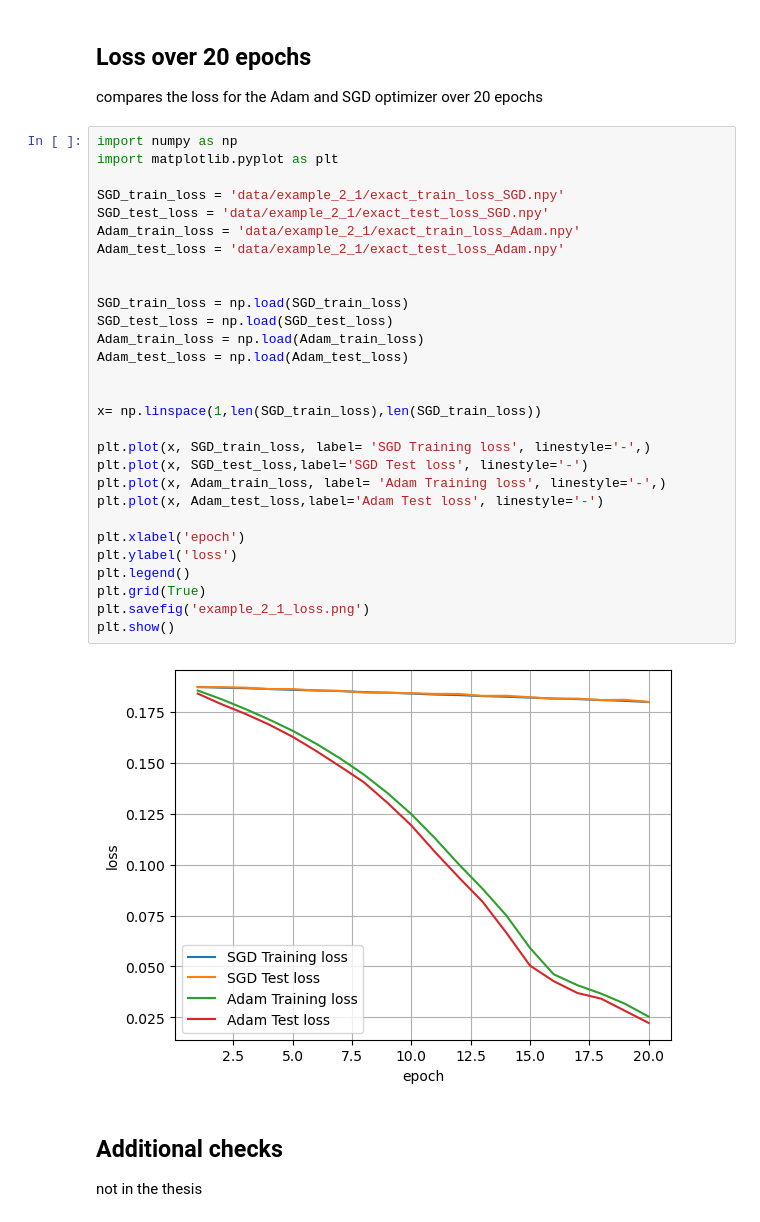
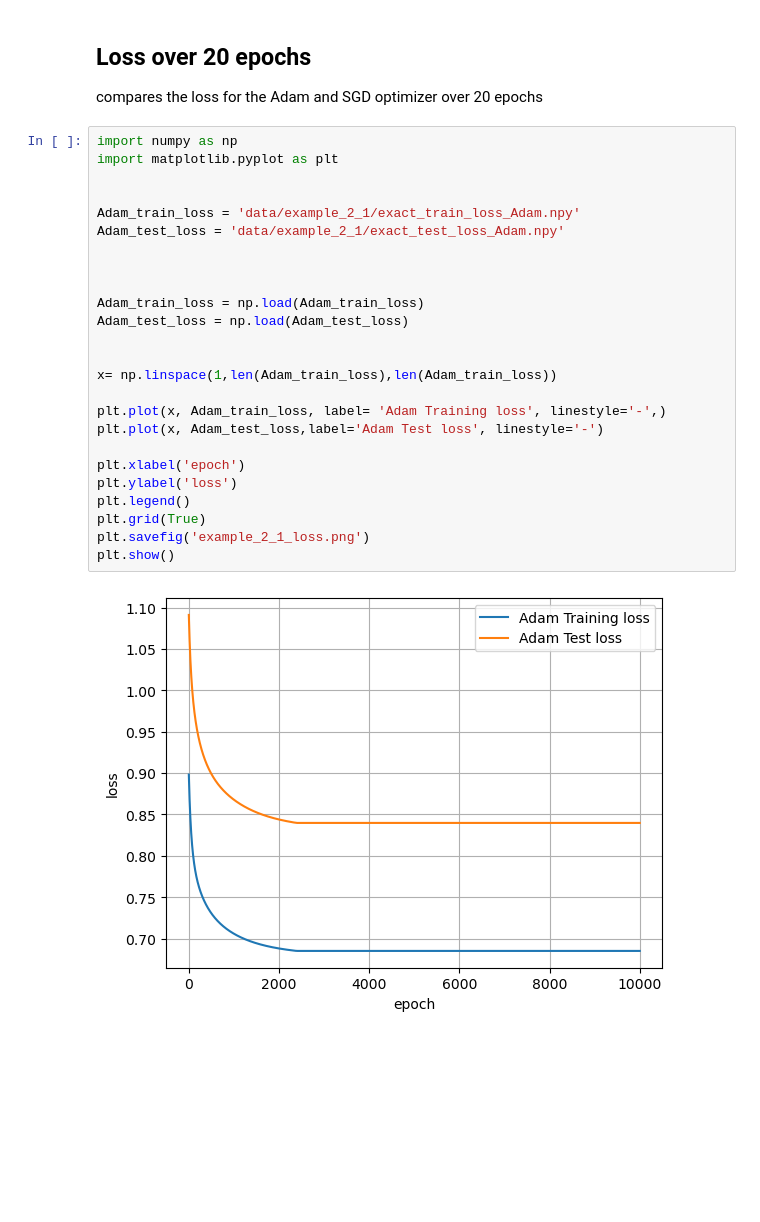
Before and after one commit to vschormann/MA_ML_assisted_SUPG, a Jupyter notebook: Section_2_3.ipynb, the cells around one changed output. Saved outputs shown, nothing was run; the diff lists cells and outputs as text; blank space fills up the shorter version.

```diff
--- a/Section_2_3.ipynb
+++ b/Section_2_3.ipynb
@@ -330,34 +372,27 @@ compares the loss for the Adam and SGD optimizer over 20 epochs
 # %%
 import numpy as np
 import matplotlib.pyplot as plt
 
-SGD_train_loss = 'data/example_2_1/exact_train_loss_SGD.npy'
-SGD_test_loss = 'data/example_2_1/exact_test_loss_SGD.npy'
+
 Adam_train_loss = 'data/example_2_1/exact_train_loss_Adam.npy'
 Adam_test_loss = 'data/example_2_1/exact_test_loss_Adam.npy'
 
 
-SGD_train_loss = np.load(SGD_train_loss)
-SGD_test_loss = np.load(SGD_test_loss)
+
 Adam_train_loss = np.load(Adam_train_loss)
 Adam_test_loss = np.load(Adam_test_loss)
 
 
-x= np.linspace(1,len(SGD_train_loss),len(SGD_train_loss))
+x= np.linspace(1,len(Adam_train_loss),len(Adam_train_loss))
 
-plt.plot(x, SGD_train_loss, label= 'SGD Training loss', linestyle='-',)
-plt.plot(x, SGD_test_loss,label='SGD Test loss', linestyle='-')
 plt.plot(x, Adam_train_loss, label= 'Adam Training loss', linestyle='-',)
 plt.plot(x, Adam_test_loss,label='Adam Test loss', linestyle='-')
 
 plt.xlabel('epoch')
 plt.ylabel('loss')
 plt.legend()
 plt.grid(True)
 plt.savefig('example_2_1_loss.png')
 plt.show()
 # %% [output]
-[figure, old version]
+[figure, new version]
-# %% [markdown]
-## Additional checks
-not in the thesis
```
Also changed, not shown: parts of 24 cells of this notebook, 8 other files.
